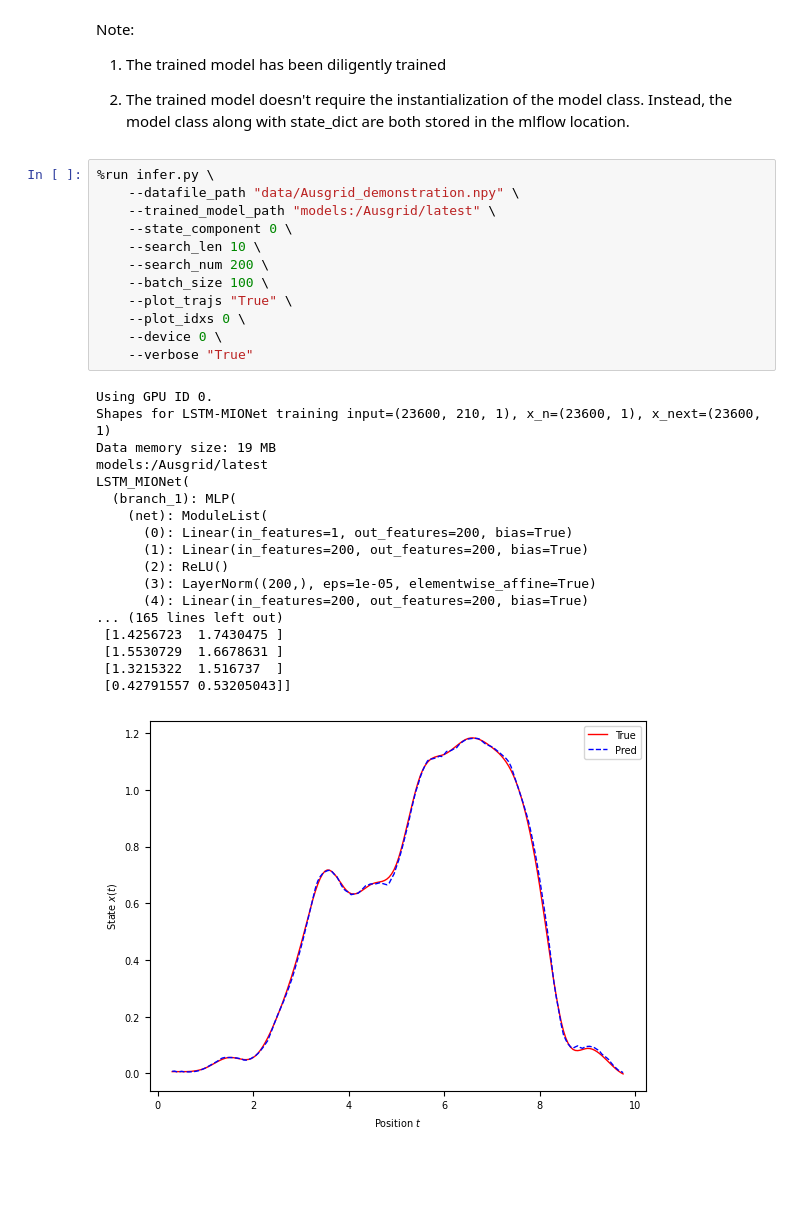
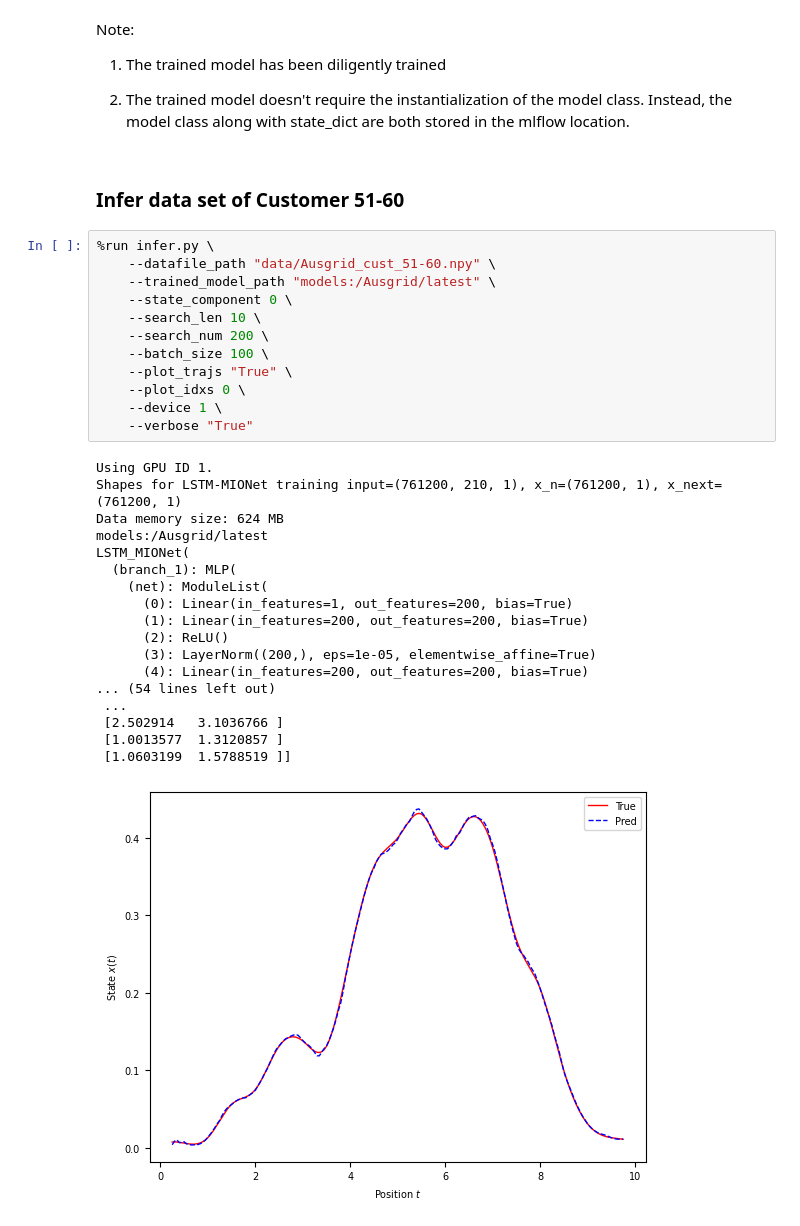
Before and after one commit to moodykong/bayesian-lstm-mionet, a Jupyter notebook: src/workflow_Ausgrid.ipynb, the cells around one changed output. Drawn from its saved outputs; the diff is of its cells as text; blank space fills up the shorter version.

Commit message:
infer for customer 51-60 and 61-70.

```diff
--- a/src/workflow_Ausgrid.ipynb
+++ b/src/workflow_Ausgrid.ipynb
@@ -142,34 +142,36 @@ Note:
 1) The trained model has been diligently trained
 
 2) The trained model doesn't require the instantialization of the model class. Instead, the model class along with state_dict are both stored in the mlflow location.
+# %% [markdown]
+### Infer data set of Customer 51-60
 # %%
 %run infer.py \
-    --datafile_path "data/Ausgrid_demonstration.npy" \
+    --datafile_path "data/Ausgrid_cust_51-60.npy" \
     --trained_model_path "models:/Ausgrid/latest" \
     --state_component 0 \
     --search_len 10 \
     --search_num 200 \
     --batch_size 100 \
     --plot_trajs "True" \
     --plot_idxs 0 \
-    --device 0 \
+    --device 1 \
     --verbose "True"
 # %% [output]
-Using GPU ID 0.
-Shapes for LSTM-MIONet training input=(23600, 210, 1), x_n=(23600, 1), x_next=(23600, 1)
-Data memory size: 19 MB
+Using GPU ID 1.
+Shapes for LSTM-MIONet training input=(761200, 210, 1), x_n=(761200, 1), x_next=(761200, 1)
+Data memory size: 624 MB
 models:/Ausgrid/latest
 LSTM_MIONet(
   (branch_1): MLP(
     (net): ModuleList(
       (0): Linear(in_features=1, out_features=200, bias=True)
       (1): Linear(in_features=200, out_features=200, bias=True)
       (2): ReLU()
       (3): LayerNorm((200,), eps=1e-05, elementwise_affine=True)
       (4): Linear(in_features=200, out_features=200, bias=True)
-... (165 lines left out)
- [1.4256723  1.7430475 ]
- [1.5530729  1.6678631 ]
- [1.3215322  1.516737  ]
- [0.42791557 0.53205043]]
+... (54 lines left out)
+ ...
+ [2.502914   3.1036766 ]
+ [1.0013577  1.3120857 ]
+ [1.0603199  1.5788519 ]]
-[figure, old version]
+[figure, new version]
```
Also changed, not shown: parts of 2 cells of this notebook, 1 other file.
